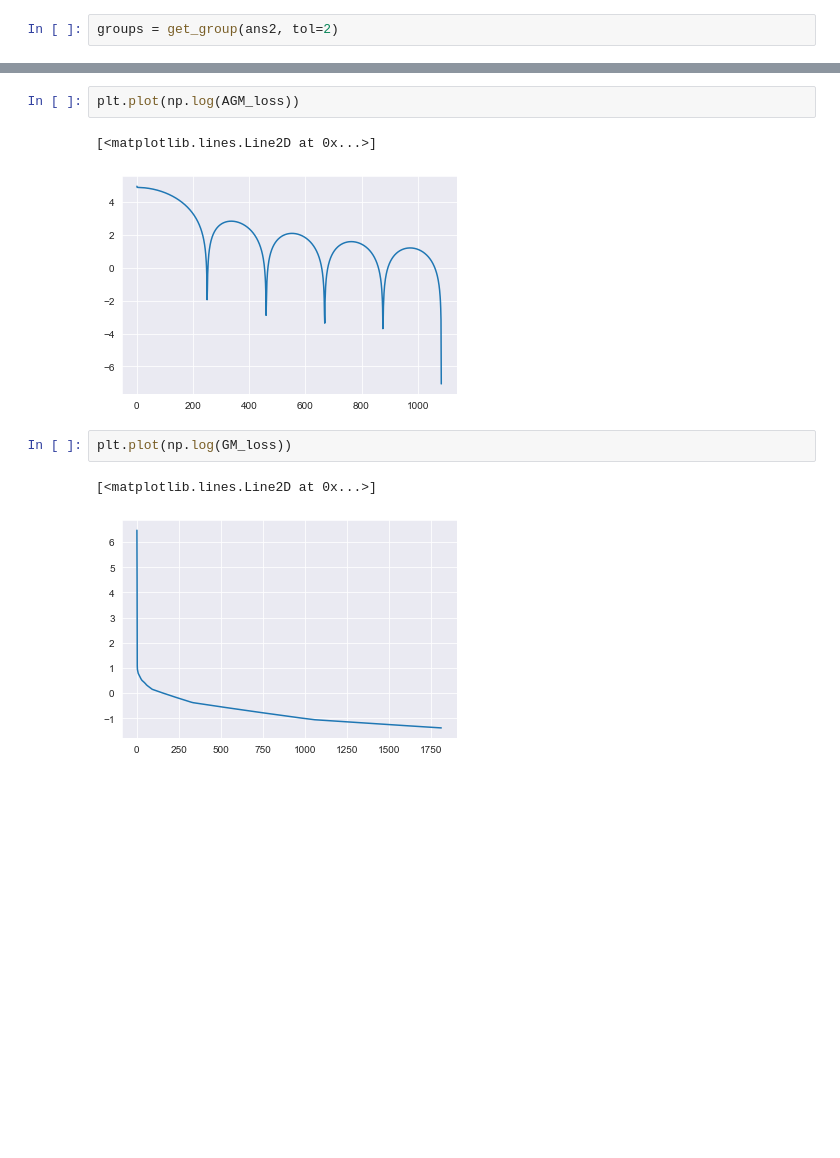
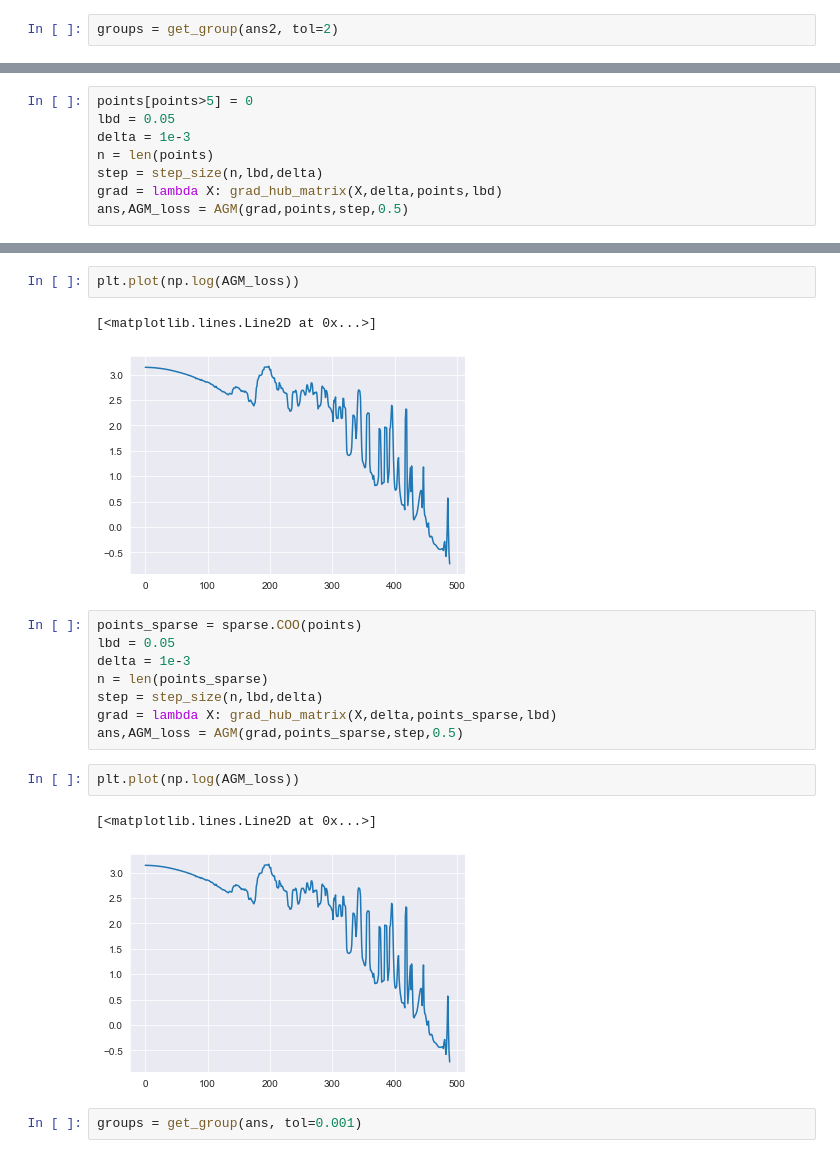
Before and after one commit to QSCTech-Sange/Optimization_Project, a Jupyter notebook: optimize.ipynb, the cells around one changed output, grey strips where cells are left out. Drawn from its saved outputs; the diff is of its cells as text; blank space fills up the shorter version.

Commit message:
[ADD] Sparse

```diff
--- a/optimize.ipynb
+++ b/optimize.ipynb
@@ -74,0 +83,8 @@ plot_res_data(points,ans2,groups,way='all')
+# %%
+points[points>5] = 0
+lbd = 0.05
+delta = 1e-3
+n = len(points)
+step = step_size(n,lbd,delta)
+grad = lambda X: grad_hub_matrix(X,delta,points,lbd)
+ans,AGM_loss = AGM(grad,points,step,0.5)
@@ -76,9 +105,19 @@ plot_res_data(points,ans2,groups,way='all')
 plt.plot(np.log(AGM_loss))
 # %% [output]
 [<matplotlib.lines.Line2D at 0x...>]
-[figure, old version]
+[figure, new version]
+# %%
+points_sparse = sparse.COO(points)
+lbd = 0.05
+delta = 1e-3
+n = len(points_sparse)
+step = step_size(n,lbd,delta)
+grad = lambda X: grad_hub_matrix(X,delta,points_sparse,lbd)
+ans,AGM_loss = AGM(grad,points_sparse,step,0.5)
 # %%
-plt.plot(np.log(GM_loss))
+plt.plot(np.log(AGM_loss))
 # %% [output]
 [<matplotlib.lines.Line2D at 0x...>]
-[figure, old version]
+[figure, new version]
+# %%
+groups = get_group(ans, tol=0.001)
```
Also changed, not shown: parts of 14 cells of this notebook, 2 other files.
